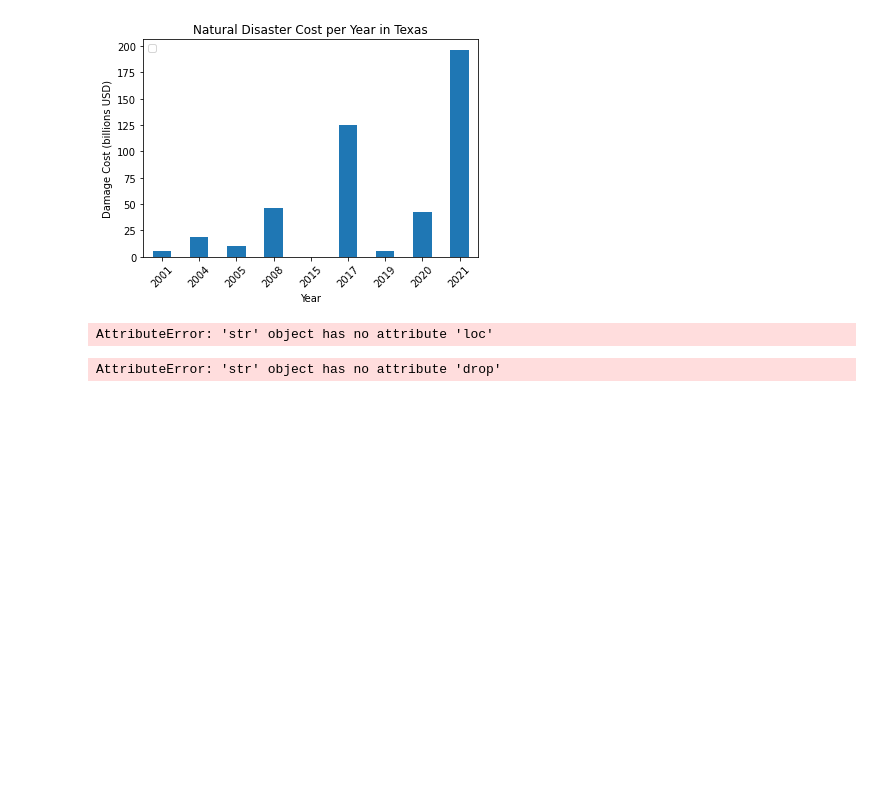
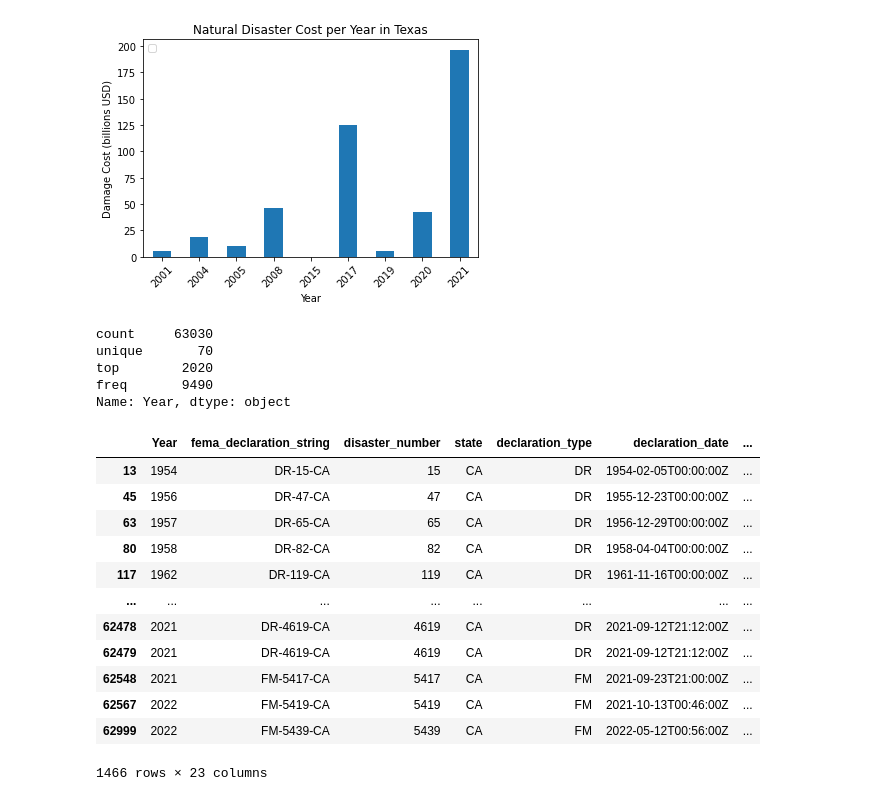
Before and after one commit to verevar/etl-project, a Jupyter notebook: Untitled.ipynb, the cells around one changed output. Saved outputs shown, nothing was run; the diff lists cells and outputs as text; code cells hidden in the pictures; blank space fills up the shorter version.

```diff
--- a/Untitled.ipynb
+++ b/Untitled.ipynb
@@ -153,13 +153,29 @@ plt.legend("")
 plt.show()
 # %% [output]
 [figure]
+# %%
+nat_disastersdata["Year"]=nat_disastersdata["Year"].astype(str)
+nat_disastersdata["Year"].describe()
+# %% [output]
+count     63030
+unique       70
+top        2020
+freq       9490
+Name: Year, dtype: object
 # %%
-nat_dis_ca = nat_disasters_path.loc[(nat_disasters_path['state'] == "CA")]
+nat_dis_ca = nat_disastersdata.loc[(nat_disastersdata['state'] == "CA")]
 nat_dis_ca
 # %% [output]
+|  | Year | fema_declaration_string | disaster_number | state | declaration_type | declaration_date | ... |
+| 13 | 1954 | DR-15-CA | 15 | CA | DR | 1954-02-05T00:00:00Z | ... |
+| 45 | 1956 | DR-47-CA | 47 | CA | DR | 1955-12-23T00:00:00Z | ... |
+| 63 | 1957 | DR-65-CA | 65 | CA | DR | 1956-12-29T00:00:00Z | ... |
+| 80 | 1958 | DR-82-CA | 82 | CA | DR | 1958-04-04T00:00:00Z | ... |
+| 117 | 1962 | DR-119-CA | 119 | CA | DR | 1961-11-16T00:00:00Z | ... |
+| ... | ... | ... | ... | ... | ... | ... | ... |
+| 62478 | 2021 | DR-4619-CA | 4619 | CA | DR | 2021-09-12T21:12:00Z | ... |
+| 62479 | 2021 | DR-4619-CA | 4619 | CA | DR | 2021-09-12T21:12:00Z | ... |
+| 62548 | 2021 | FM-5417-CA | 5417 | CA | FM | 2021-09-23T21:00:00Z | ... |
+| 62567 | 2022 | FM-5419-CA | 5419 | CA | FM | 2021-10-13T00:46:00Z | ... |
+| 62999 | 2022 | FM-5439-CA | 5439 | CA | FM | 2022-05-12T00:56:00Z | ... |
-AttributeError: 'str' object has no attribute 'loc'
+1466 rows × 23 columns
-# %%
-curr_nat_dis_ca = nat_disasters_path.drop(nat_disasters_path[nat_disasters_path.Year < "2000"].index)
-curr_nat_dis_ca
-# %% [output]
-AttributeError: 'str' object has no attribute 'drop'
```
Also changed, not shown: parts of 3 cells of this notebook.
